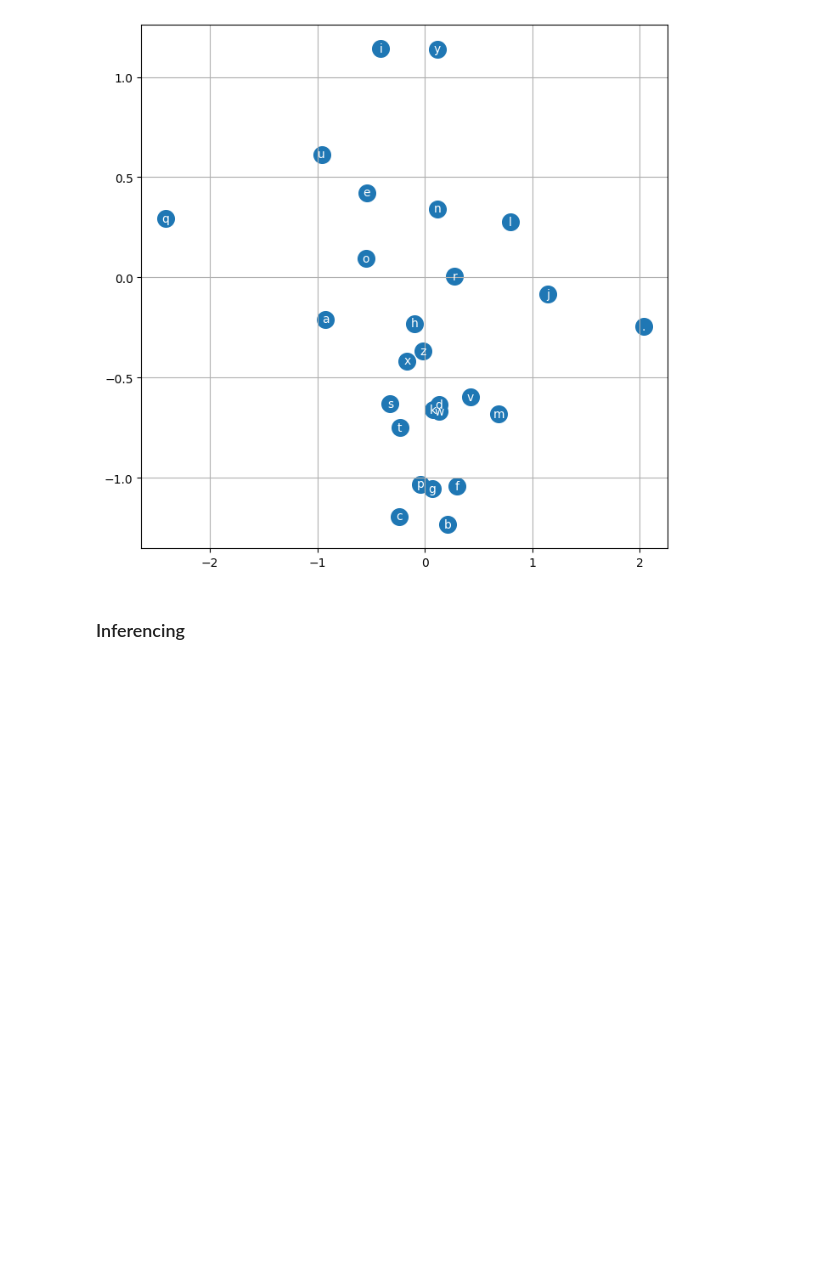
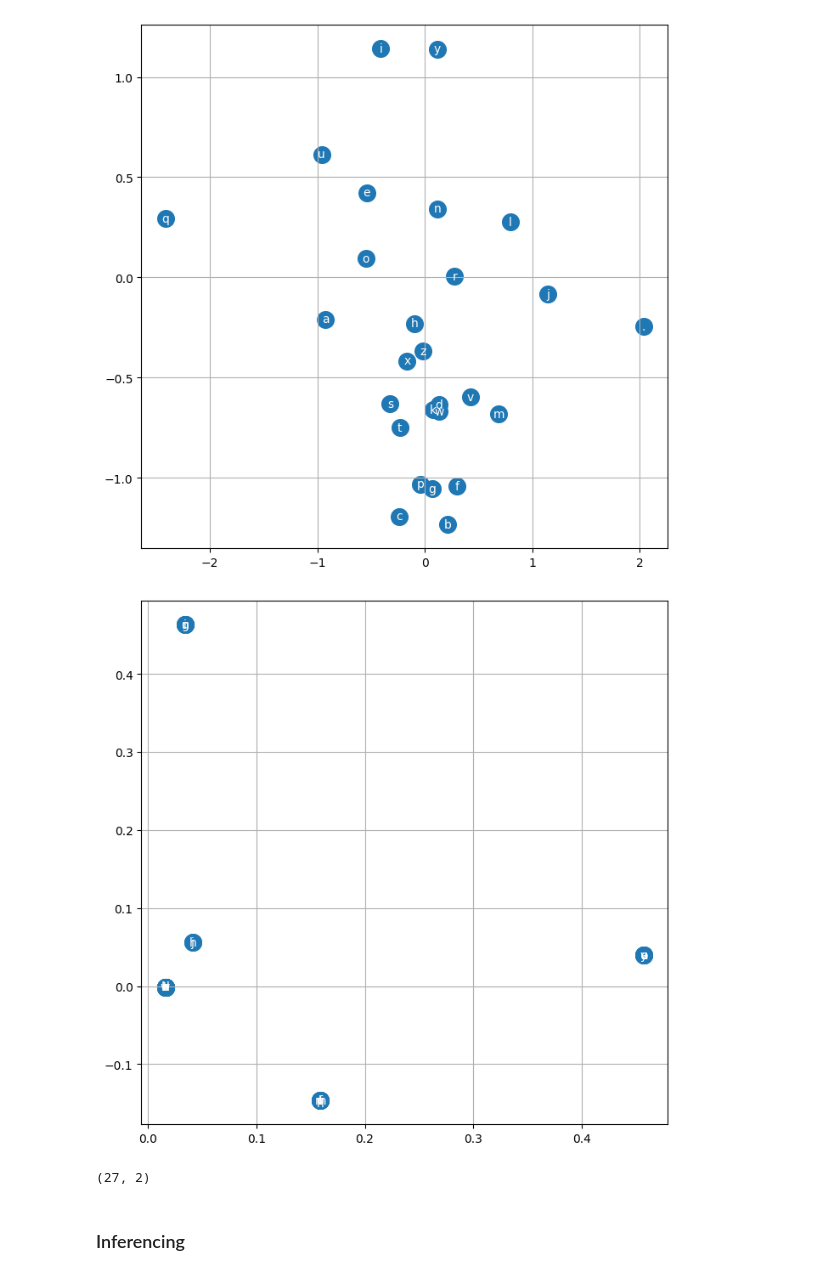
Before and after one commit to 95-percent-ci/makemore_implementation, a Jupyter notebook: notebooks/neural_lang_model.ipynb, the cells around one changed output. Saved outputs shown, nothing was run; the diff lists cells and outputs as text; code cells hidden in the pictures; blank space fills up the shorter version.

```diff
--- a/notebooks/neural_lang_model.ipynb
+++ b/notebooks/neural_lang_model.ipynb
@@ -492,3 +495,26 @@ Xdev
+# %%
+tsne_embed = TSNE(n_components=2, learning_rate='auto', init='random', perplexity=15)
+
+se_ = SpectralEmbedding(n_components=2)
+
+
+# lower_tsne_proj = tsne_embed.fit_transform(C.data.numpy())
+lower_tsne_proj = se_.fit_transform(C.data.numpy())
+# %%
+plt.figure(figsize=(8, 8))
+
+plt.scatter(lower_tsne_proj[:, 0], lower_tsne_proj[:, 1], s=200)
+
+for i in range(C.shape[0]):
+    plt.text(lower_tsne_proj[i,0], lower_tsne_proj[i, 1], itos[i], ha="center", va="center", color="white")
+
+plt.grid('minor')
+# %% [output]
+[figure, added]
+# %%
+lower_tsne_proj.shape
+# %% [output]
+(27, 2)
 # %% [markdown]
 ### Inferencing
 # %%
```
Also changed, not shown: parts of 9 cells of this notebook.
